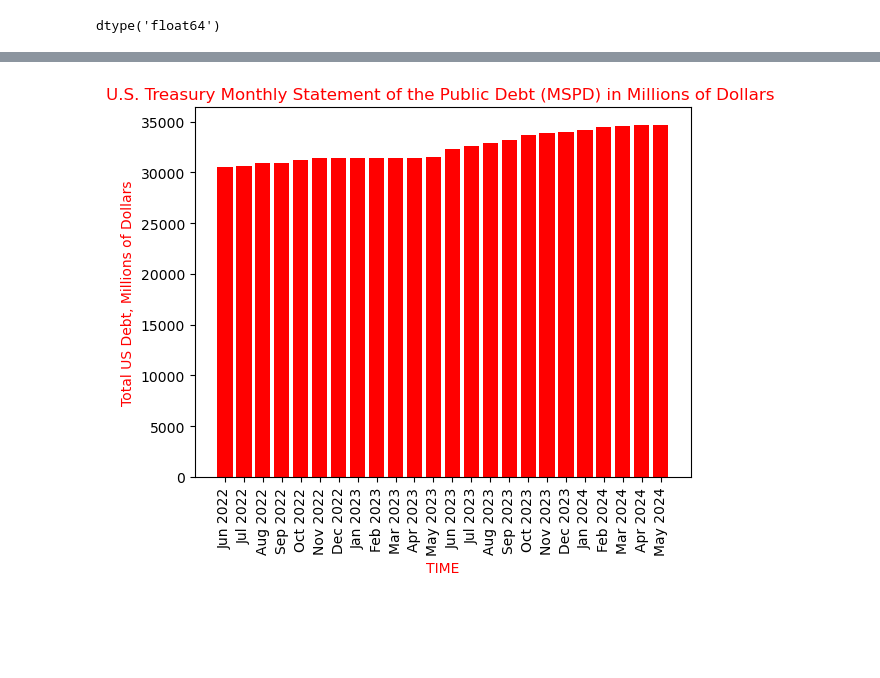
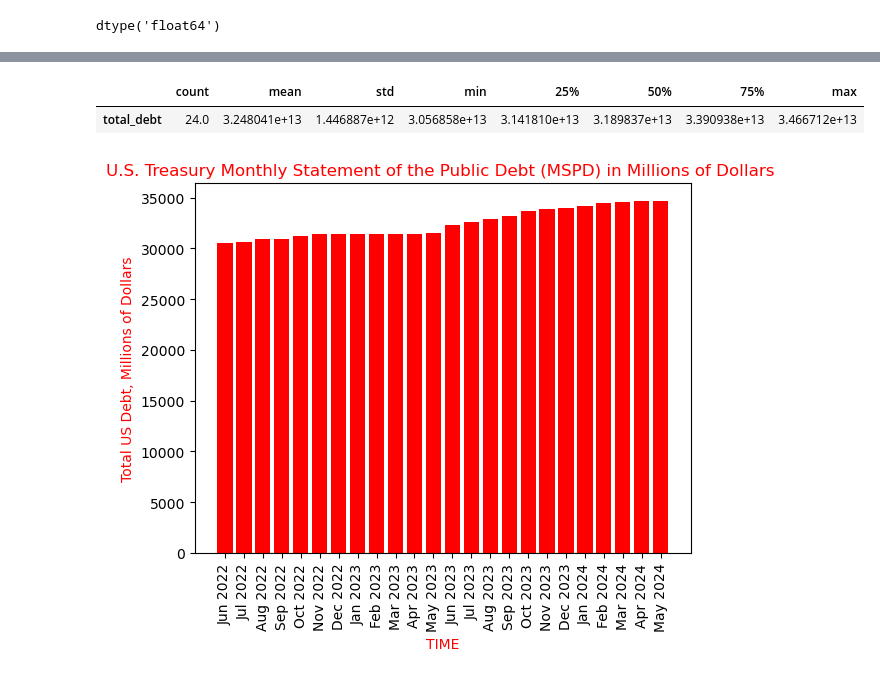
Before and after one commit to Engineer194/Macroeconomic-Analysis-of-the-US-Economy---Part-1, a Jupyter notebook: DATA_Project_v.1.ipynb, the cells around one changed output, grey strips where cells are left out. Saved outputs shown, nothing was run; the diff lists cells and outputs as text; code cells hidden in the pictures; blank space fills up the shorter version.

```diff
--- a/DATA_Project_v.1.ipynb
+++ b/DATA_Project_v.1.ipynb
@@ -403,3 +402,8 @@ debt_f
+# %%
+debt_f[['total_debt']].describe().T
+# %% [output]
+|  | count | mean | std | min | 25% | 50% | 75% | max |
+| total_debt | 24.0 | 3.248041e+13 | 1.446887e+12 | 3.056858e+13 | 3.141810e+13 | 3.189837e+13 | 3.390938e+13 | 3.466712e+13 |
 # %%
 debt_for_table = debt_f # A copy of the table in order to correctly represent the data.
 
```
Also changed, not shown: parts of 5 cells of this notebook.
